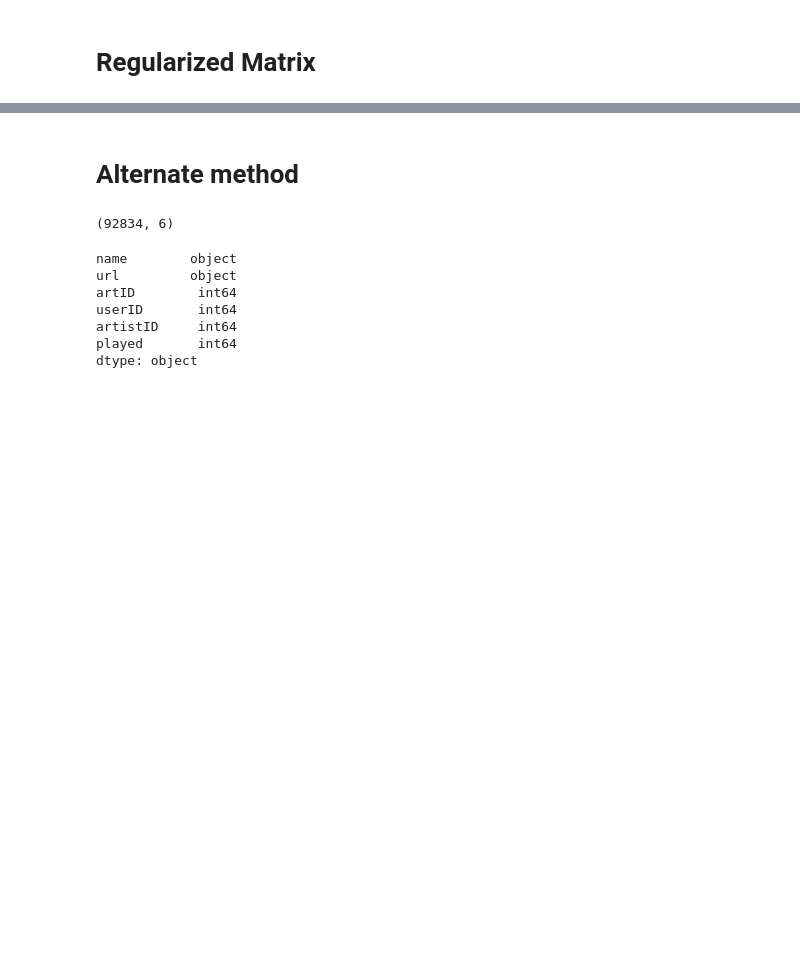
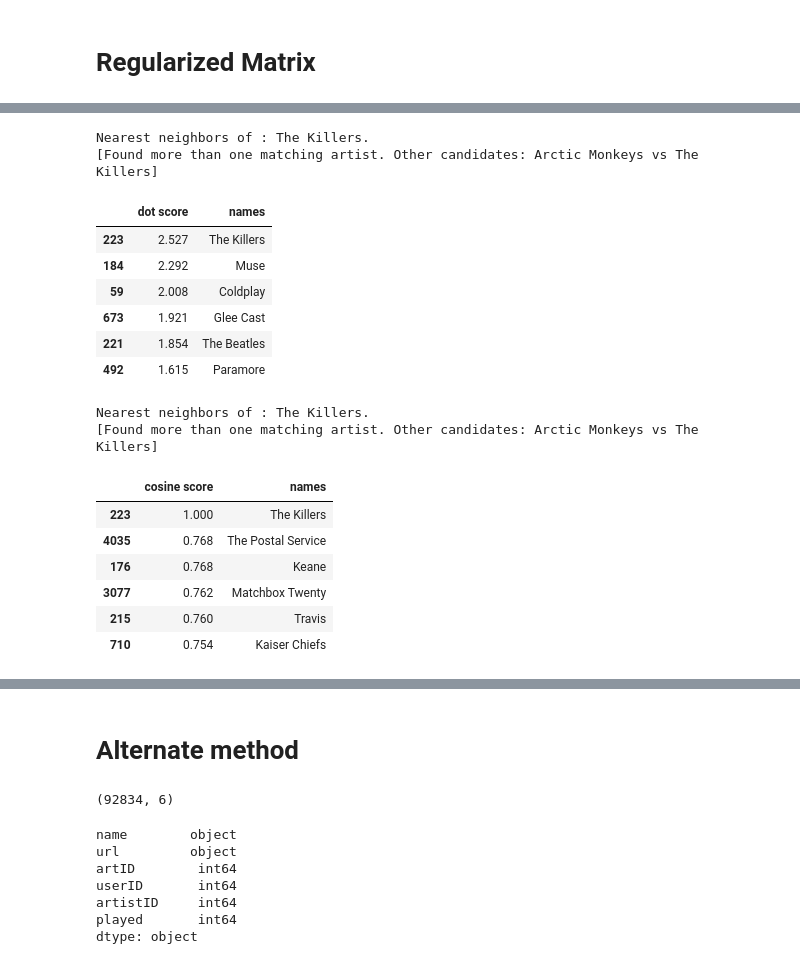
Before and after one commit to kiansweeney11/Ca4015-final-assignment, a Jupyter notebook: recommender.ipynb, the cells around one changed output, grey strips where cells are left out. Saved outputs shown, nothing was run; the diff lists cells and outputs as text; code cells hidden in the pictures; blank space fills up the shorter version.

```diff
--- a/recommender.ipynb
+++ b/recommender.ipynb
@@ -1302,0 +1301,22 @@ reg_model.train(num_iterations=2000, learning_rate=20.)
+# %%
+artist_neighbors(reg_model, "The Killers", DOT)
+artist_neighbors(reg_model, "The Killers", COSINE)
+# %% [output]
+Nearest neighbors of : The Killers.
+[Found more than one matching artist. Other candidates: Arctic Monkeys vs The Killers]
+|  | dot score | names |
+| 223 | 2.527 | The Killers |
+| 184 | 2.292 | Muse |
+| 59 | 2.008 | Coldplay |
+| 673 | 1.921 | Glee Cast |
+| 221 | 1.854 | The Beatles |
+| 492 | 1.615 | Paramore |
+Nearest neighbors of : The Killers.
+[Found more than one matching artist. Other candidates: Arctic Monkeys vs The Killers]
+|  | cosine score | names |
+| 223 | 1.000 | The Killers |
+| 4035 | 0.768 | The Postal Service |
+| 176 | 0.768 | Keane |
+| 3077 | 0.762 | Matchbox Twenty |
+| 215 | 0.760 | Travis |
+| 710 | 0.754 | Kaiser Chiefs |
```
Also changed, not shown: parts of 10 cells of this notebook.
